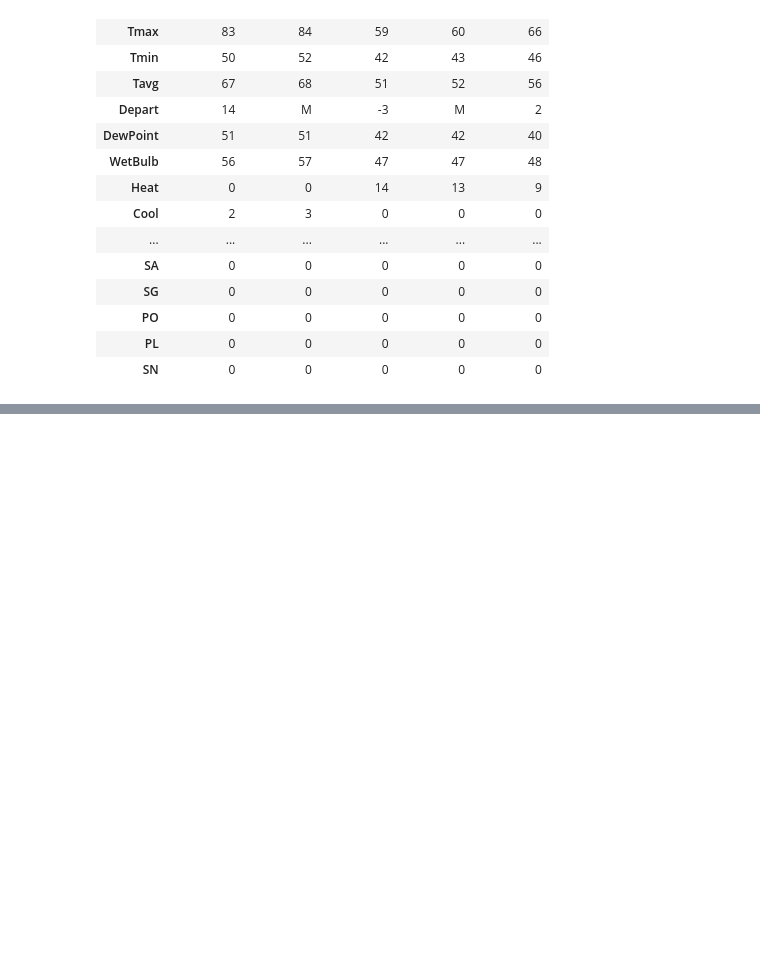
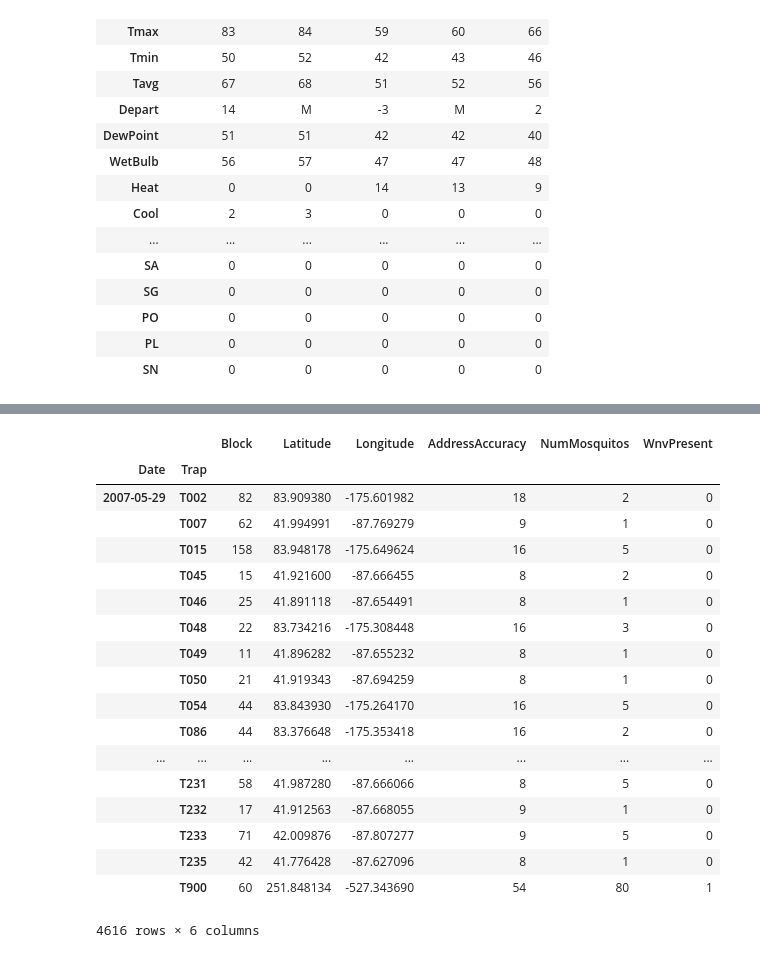
Before and after one commit to austinbrian/skeeter_patrol, a Jupyter notebook: code/BDA-eda.ipynb, the cells around one changed output, grey strips where cells are left out. Saved outputs shown, nothing was run; the diff lists cells and outputs as text; code cells hidden in the pictures; blank space fills up the shorter version.

```diff
--- a/code/BDA-eda.ipynb
+++ b/code/BDA-eda.ipynb
@@ -123,0 +189,22 @@ Name: \+FC, dtype: int64
+# %%
+train.groupby(['Date','Trap']).sum()
+# %% [output]
+|  |  | Block | Latitude | Longitude | AddressAccuracy | NumMosquitos | WnvPresent |
+| Date | Trap |  |  |  |  |  |  |
+| 2007-05-29 | T002 | 82 | 83.909380 | -175.601982 | 18 | 2 | 0 |
+|  | T007 | 62 | 41.994991 | -87.769279 | 9 | 1 | 0 |
+|  | T015 | 158 | 83.948178 | -175.649624 | 16 | 5 | 0 |
+|  | T045 | 15 | 41.921600 | -87.666455 | 8 | 2 | 0 |
+|  | T046 | 25 | 41.891118 | -87.654491 | 8 | 1 | 0 |
+|  | T048 | 22 | 83.734216 | -175.308448 | 16 | 3 | 0 |
+|  | T049 | 11 | 41.896282 | -87.655232 | 8 | 1 | 0 |
+|  | T050 | 21 | 41.919343 | -87.694259 | 8 | 1 | 0 |
+|  | T054 | 44 | 83.843930 | -175.264170 | 16 | 5 | 0 |
+|  | T086 | 44 | 83.376648 | -175.353418 | 16 | 2 | 0 |
+| ... | ... | ... | ... | ... | ... | ... | ... |
+|  | T231 | 58 | 41.987280 | -87.666066 | 8 | 5 | 0 |
+|  | T232 | 17 | 41.912563 | -87.668055 | 9 | 1 | 0 |
+|  | T233 | 71 | 42.009876 | -87.807277 | 9 | 5 | 0 |
+|  | T235 | 42 | 41.776428 | -87.627096 | 8 | 1 | 0 |
+|  | T900 | 60 | 251.848134 | -527.343690 | 54 | 80 | 1 |
+4616 rows × 6 columns
```
Also changed, not shown: parts of 25 cells of this notebook, 1 other file.
